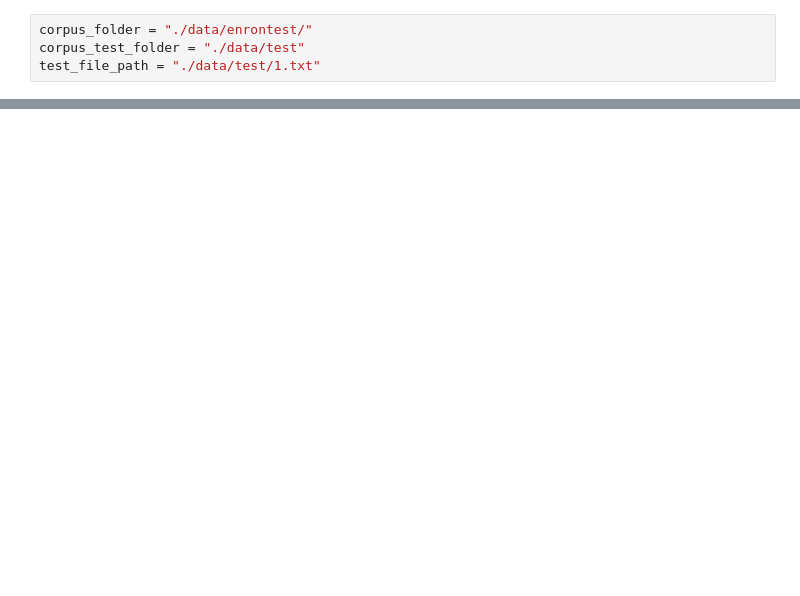
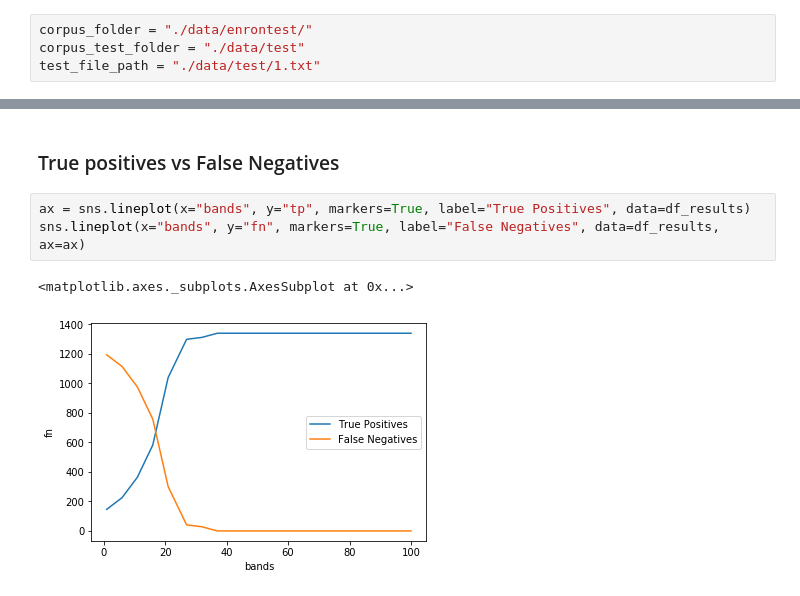
Before and after one commit to gioruffa/ID2222_DataMining_Assignments, a Jupyter notebook: 1_similar_docs/similar_itemsets.ipynb, the cells around one changed output, grey strips where cells are left out. Saved outputs shown, nothing was run; the diff lists cells and outputs as text; blank space fills up the shorter version.

```diff
--- a/1_similar_docs/similar_itemsets.ipynb
+++ b/1_similar_docs/similar_itemsets.ipynb
@@ -429,3 +552,11 @@ for bands in tqdm_notebook(band_values):
 df_results = pd.DataFrame(results)
 # %% [output]
 [interactive output not drawn]
+# %% [markdown]
+### True positives vs False Negatives
+# %%
+ax = sns.lineplot(x="bands", y="tp", markers=True, label="True Positives", data=df_results)
+sns.lineplot(x="bands", y="fn", markers=True, label="False Negatives", data=df_results, ax=ax)
+# %% [output]
+<matplotlib.axes._subplots.AxesSubplot at 0x...>
+[figure, added]
```
Also changed, not shown: parts of 25 cells of this notebook.
